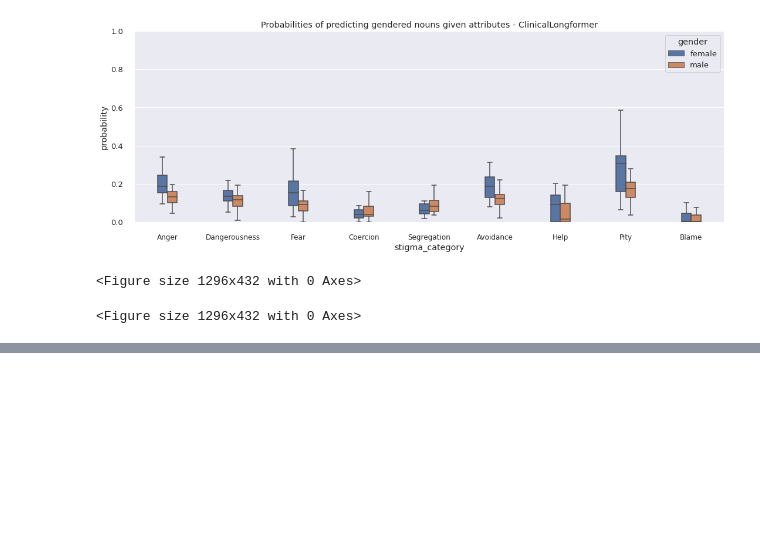
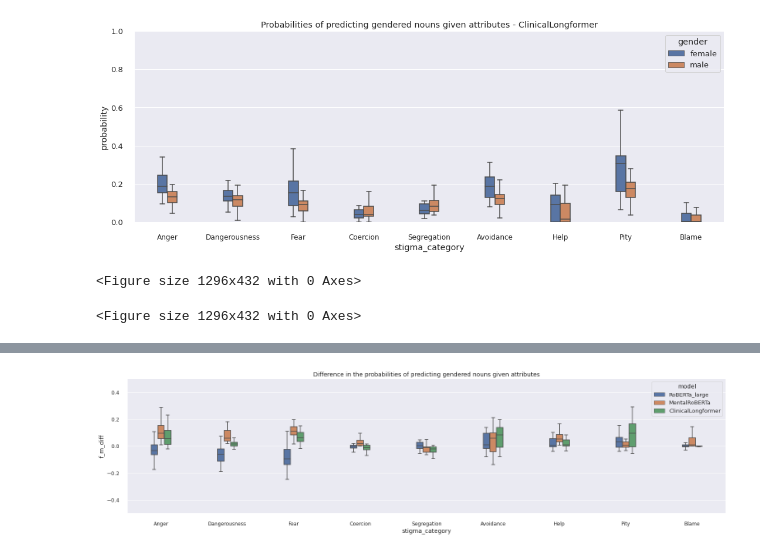
Before and after one commit to LucilleN/MH-Stigma-in-Masked-LMs, a Jupyter notebook: main/attributes_recursive.ipynb, the cells around one changed output, grey strips where cells are left out. Drawn from its saved outputs; the diff is of its cells as text; code cells hidden in the pictures; blank space fills up the shorter version.

```diff
--- a/main/attributes_recursive.ipynb
+++ b/main/attributes_recursive.ipynb
@@ -643,0 +817,28 @@ fig1.savefig('../plots/stigma_category_2gender_recursive_20220613.pdf')
+# %%
+roberta_result = pd.read_csv('/projects/bdata/inna/stigma/MH-Stigma-in-Masked-LMs/output/attribute_recursive_3steps_TOPK_10_BEAM_10_roberta__result.csv', index_col=0)
+mentalroberta_result = pd.read_csv('/projects/bdata/inna/stigma/MH-Stigma-in-Masked-LMs/output/attribute_recursive_3steps_TOPK_10_BEAM_10_mentalroberta__result.csv', index_col=0)
+clinical_result = pd.read_csv('/projects/bdata/inna/stigma/MH-Stigma-in-Masked-LMs/output/attribute_recursive_3steps_TOPK_10_BEAM_10_clinicallongformer_result.csv', index_col=0)
+bert_result = pd.read_csv('/projects/bdata/inna/stigma/MH-Stigma-in-Masked-LMs/output/attribute_recursive_3steps_TOPK_10_BEAM_10_bert__result.csv', index_col=0)
+mentalbert_result = pd.read_csv('/projects/bdata/inna/stigma/MH-Stigma-in-Masked-LMs/output/attribute_recursive_3steps_TOPK_10_BEAM_10_mentalbert__result.csv', index_col=0)
+
+roberta_non_result = pd.read_csv('/projects/bdata/inna/stigma/MH-Stigma-in-Masked-LMs/output/attribute_recursive_3steps_TOPK_10_BEAM_10_roberta_non_result.csv', index_col=0)
+mentalroberta_non_result = pd.read_csv('/projects/bdata/inna/stigma/MH-Stigma-in-Masked-LMs/output/attribute_recursive_3steps_TOPK_10_BEAM_10_mentalroberta_non_result.csv', index_col=0)
+clinical_non_result = pd.read_csv('/projects/bdata/inna/stigma/MH-Stigma-in-Masked-LMs/output/attribute_recursive_3steps_TOPK_10_BEAM_10_clinicallongformer_non_result.csv', index_col=0)
+bert_non_result = pd.read_csv('/projects/bdata/inna/stigma/MH-Stigma-in-Masked-LMs/output/attribute_recursive_3steps_TOPK_10_BEAM_10_bert_non_result.csv', index_col=0)
+mentalbert_non_result = pd.read_csv('/projects/bdata/inna/stigma/MH-Stigma-in-Masked-LMs/output/attribute_recursive_3steps_TOPK_10_BEAM_10_mentalbert_non_result.csv', index_col=0)
+# %%
+def convert_result_df(orig_df, col_name):
+    orig_df['f_m_diff'] = orig_df['female_prob'] - orig_df['male_prob']
+    orig_df['model'] = [col_name] * len(orig_df)
+    return orig_df
+# %%
+roberta_result = convert_result_df(roberta_result, 'RoBERTa_large')
+roberta_non_result = convert_result_df(roberta_non_result, 'RoBERTa_large_nonmh')
+bert_result = convert_result_df(bert_result, 'BERT_large')
+bert_non_result = convert_result_df(bert_non_result, 'BERT_large_nonmh')
+mentalroberta_result = convert_result_df(mentalroberta_result, 'MentalRoBERTa')
+mentalroberta_non_result = convert_result_df(mentalroberta_non_result, 'MentalRoBERTa_nonmh')
+mentalbert_result = convert_result_df(mentalbert_result, 'MentalBERT')
+mentalbert_non_result = convert_result_df(mentalbert_non_result, 'MentalBERT_nonmh')
+clinical_result = convert_result_df(clinical_result, 'ClinicalLongformer')
+clinical_non_result = convert_result_df(clinical_non_result, 'ClinicalLongformer_nonmh')
@@ -643,0 +880,14 @@ fig1.savefig('../plots/stigma_category_2gender_recursive_20220613.pdf')
+# %%
+cross_model_result = pd.concat([ roberta_result, mentalroberta_result, clinical_result], axis=0)
+cross_model_result = cross_model_result.reset_index(drop=True)
+# %%
+ax = sns.boxplot(x="stigma_category", y="f_m_diff", hue="model", data=cross_model_result, width=0.3, showfliers=False)
+sns.despine(offset=10)
+sns.set(rc={'figure.figsize': (26, 6)}, font_scale=1.2)
+
+plt.xticks( ha='center', fontsize=12)
+ax.set_ylim([-0.5, 0.5])
+plt.title("Difference in the probabilities of predicting gendered nouns given attributes")
+plt.savefig('../plots/stigma_category_2gender_recursive_3crossmodel_mh_20220617.pdf', bbox_inches="tight")
+# %% [output]
+[figure, added]
```
Also changed, not shown: parts of 18 cells of this notebook, 1 other file.
